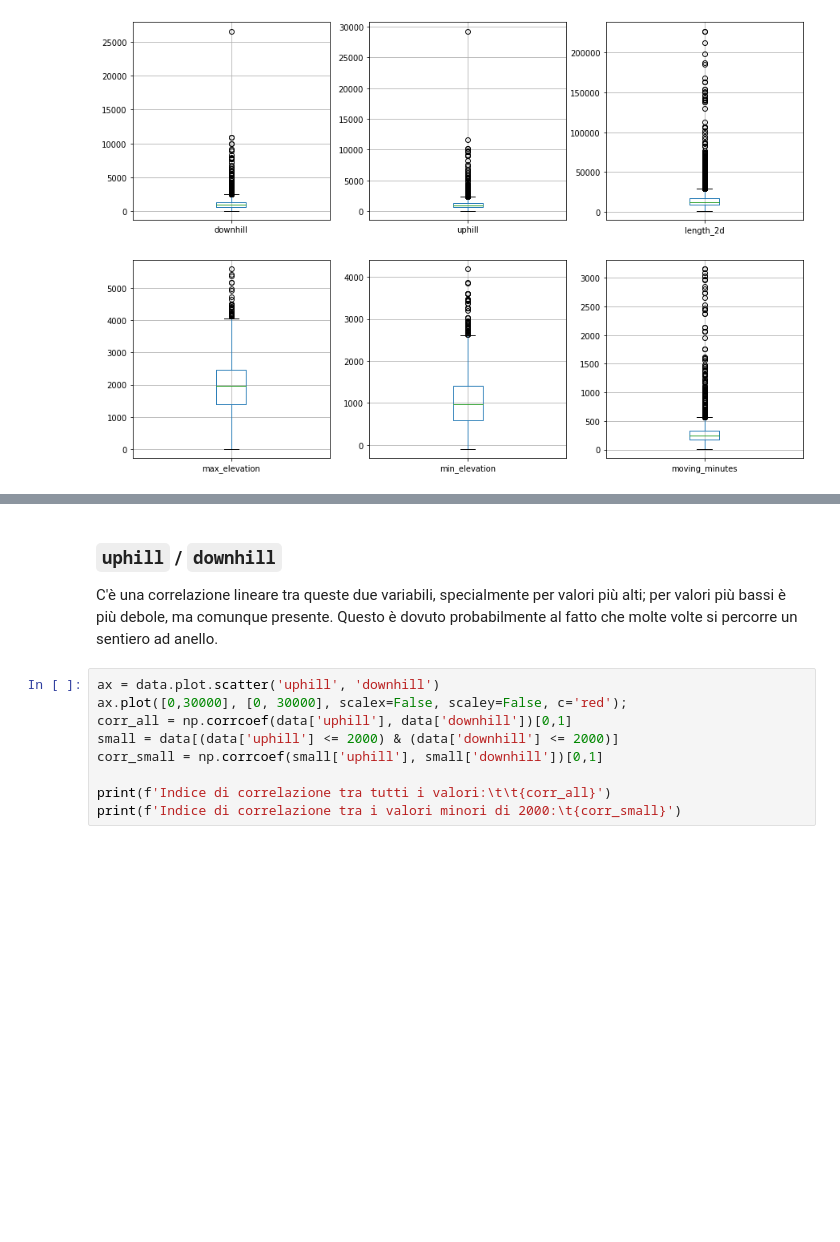
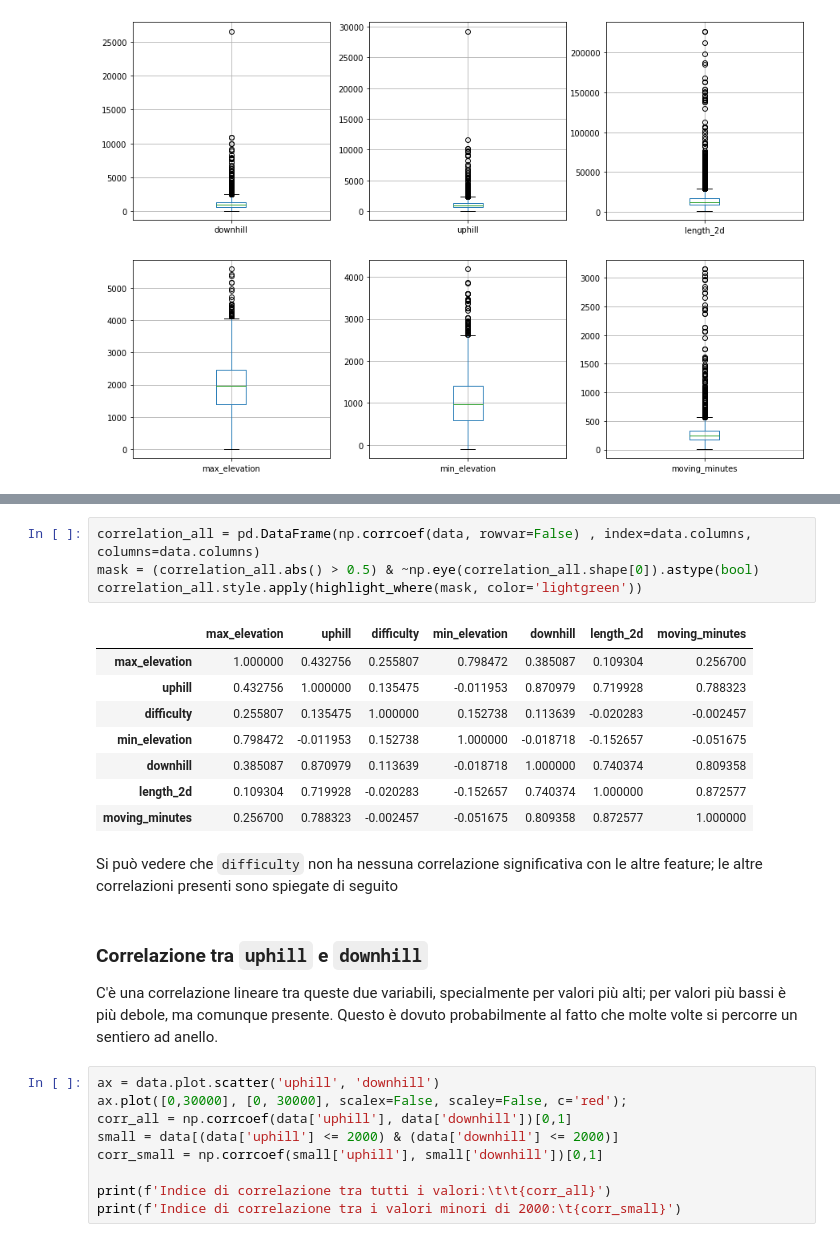
Before and after one commit to Carlovan/hiking-time-predictor, a Jupyter notebook: Progetto.ipynb, the cells around one changed output, grey strips where cells are left out. Saved outputs shown, nothing was run; the diff lists cells and outputs as text; blank space fills up the shorter version.

```diff
--- a/Progetto.ipynb
+++ b/Progetto.ipynb
@@ -98,5 +111,20 @@ for ax, col in zip(axes.flat, cols):
+# %%
+correlation_all = pd.DataFrame(np.corrcoef(data, rowvar=False) , index=data.columns, columns=data.columns)
+mask = (correlation_all.abs() > 0.5) & ~np.eye(correlation_all.shape[0]).astype(bool)
+correlation_all.style.apply(highlight_where(mask, color='lightgreen'))
+# %% [output]
+|  | max_elevation | uphill | difficulty | min_elevation | downhill | length_2d | moving_minutes |
+| max_elevation | 1.000000 | 0.432756 | 0.255807 | 0.798472 | 0.385087 | 0.109304 | 0.256700 |
+| uphill | 0.432756 | 1.000000 | 0.135475 | -0.011953 | 0.870979 | 0.719928 | 0.788323 |
+| difficulty | 0.255807 | 0.135475 | 1.000000 | 0.152738 | 0.113639 | -0.020283 | -0.002457 |
+| min_elevation | 0.798472 | -0.011953 | 0.152738 | 1.000000 | -0.018718 | -0.152657 | -0.051675 |
+| downhill | 0.385087 | 0.870979 | 0.113639 | -0.018718 | 1.000000 | 0.740374 | 0.809358 |
+| length_2d | 0.109304 | 0.719928 | -0.020283 | -0.152657 | 0.740374 | 1.000000 | 0.872577 |
+| moving_minutes | 0.256700 | 0.788323 | -0.002457 | -0.051675 | 0.809358 | 0.872577 | 1.000000 |
+# %% [markdown]
+Si può vedere che `difficulty` non ha nessuna correlazione significativa con le altre feature; le altre correlazioni presenti sono spiegate di seguito
 # %% [markdown]
-### `uphill` / `downhill`
+### Correlazione tra `uphill` e `downhill`
 C'è una correlazione lineare tra queste due variabili, specialmente per valori più alti; per valori più bassi è più debole, ma comunque presente. Questo è dovuto probabilmente al fatto che molte volte si percorre un sentiero ad anello.
 # %%
 ax = data.plot.scatter('uphill', 'downhill')
```
Also changed, not shown: parts of 53 cells of this notebook, 1 other file.
